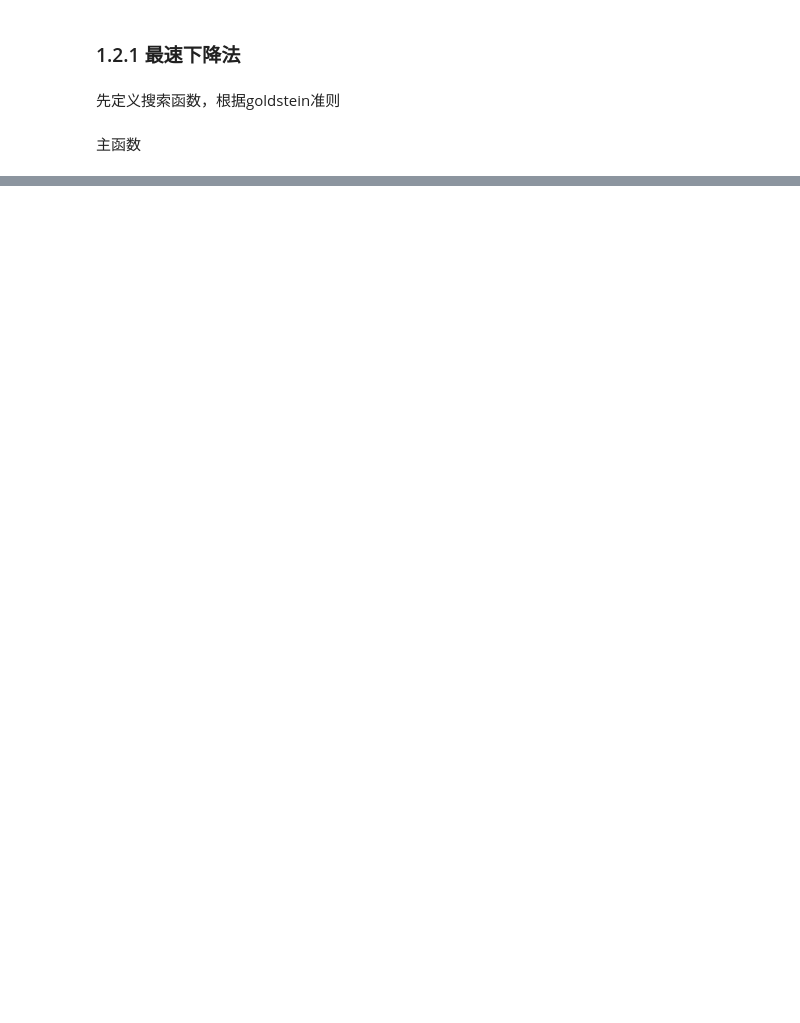
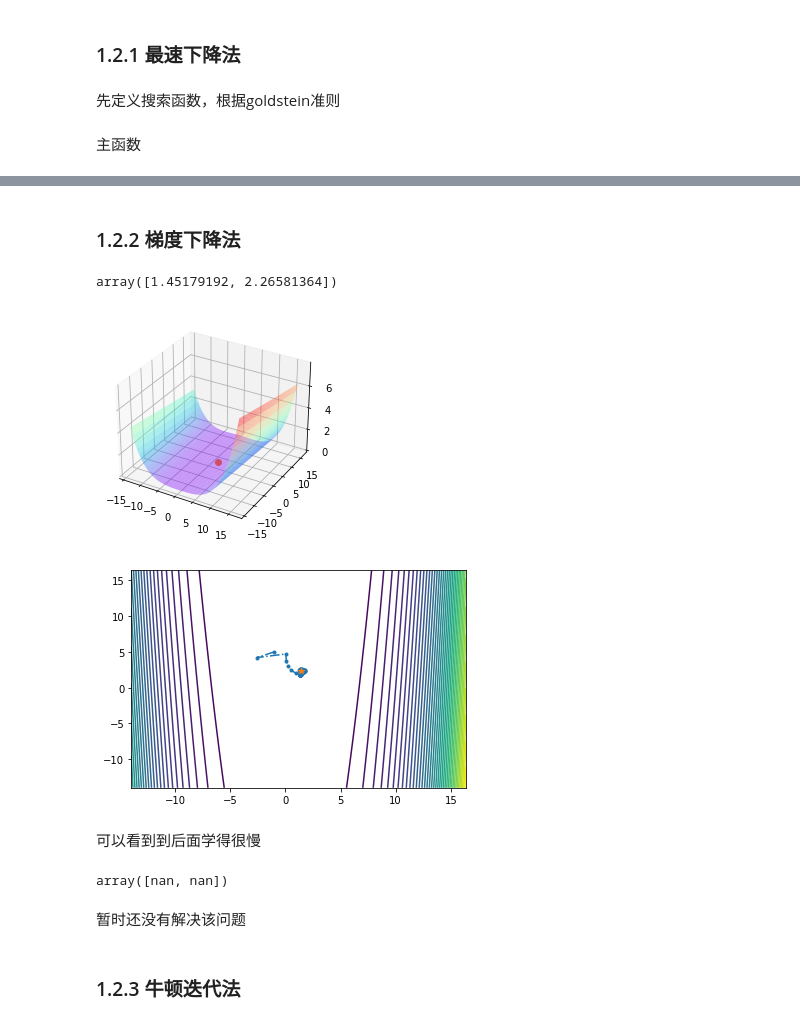
Before and after one commit to SheltonXiao/DWEnsembleLearning, a Jupyter notebook: Homework/Assignment 1.ipynb, the cells around one changed output, grey strips where cells are left out. Cells and saved outputs as stored; diff of their text form; code cells hidden in the pictures; blank space fills up the shorter version.

```diff
--- a/Homework/Assignment 1.ipynb
+++ b/Homework/Assignment 1.ipynb
@@ -149,0 +166,36 @@ AttributeError: 'Axes3DSubplot' object has no attribute 'plot3d'
+# %% [markdown]
+### 1.2.2 梯度下降法
+# %%
+def gradient_decent(x0,lr):
+    imax = 500000
+    W=np.zeros((2,imax))
+    W[:,0] = x0
+    x = x0
+    grad = jacobian(x)
+    delta = (grad**2).sum() # initial error
+
+    for i in trange(1,imax):
+        p = -jacobian(x)
+        x = x + lr*p
+        W[:,i] = x
+        grad = jacobian(x)
+        delta = (grad**2).sum()
+        if delta<=10**(-5):
+            break
+
+    W=W[:,0:i+1] # 记录迭代点
+    return W
+# %%
+lr = 0.001
+W = gradient_decent(x,lr)
+# %%
+W[:,-1]
+# %% [output]
+array([1.45179192, 2.26581364])
+# %%
+plotpic(a,b,W)
+# %% [output]
+[figure, added]
+[figure, added]
+# %% [markdown]
+可以看到到后面学得很慢
@@ -149,0 +205,8 @@ AttributeError: 'Axes3DSubplot' object has no attribute 'plot3d'
+# %%
+W[:,-1]
+# %% [output]
+array([nan, nan])
+# %% [markdown]
+暂时还没有解决该问题
+# %% [markdown]
+### 1.2.3 牛顿迭代法
```
Also changed, not shown: parts of 11 cells of this notebook.
